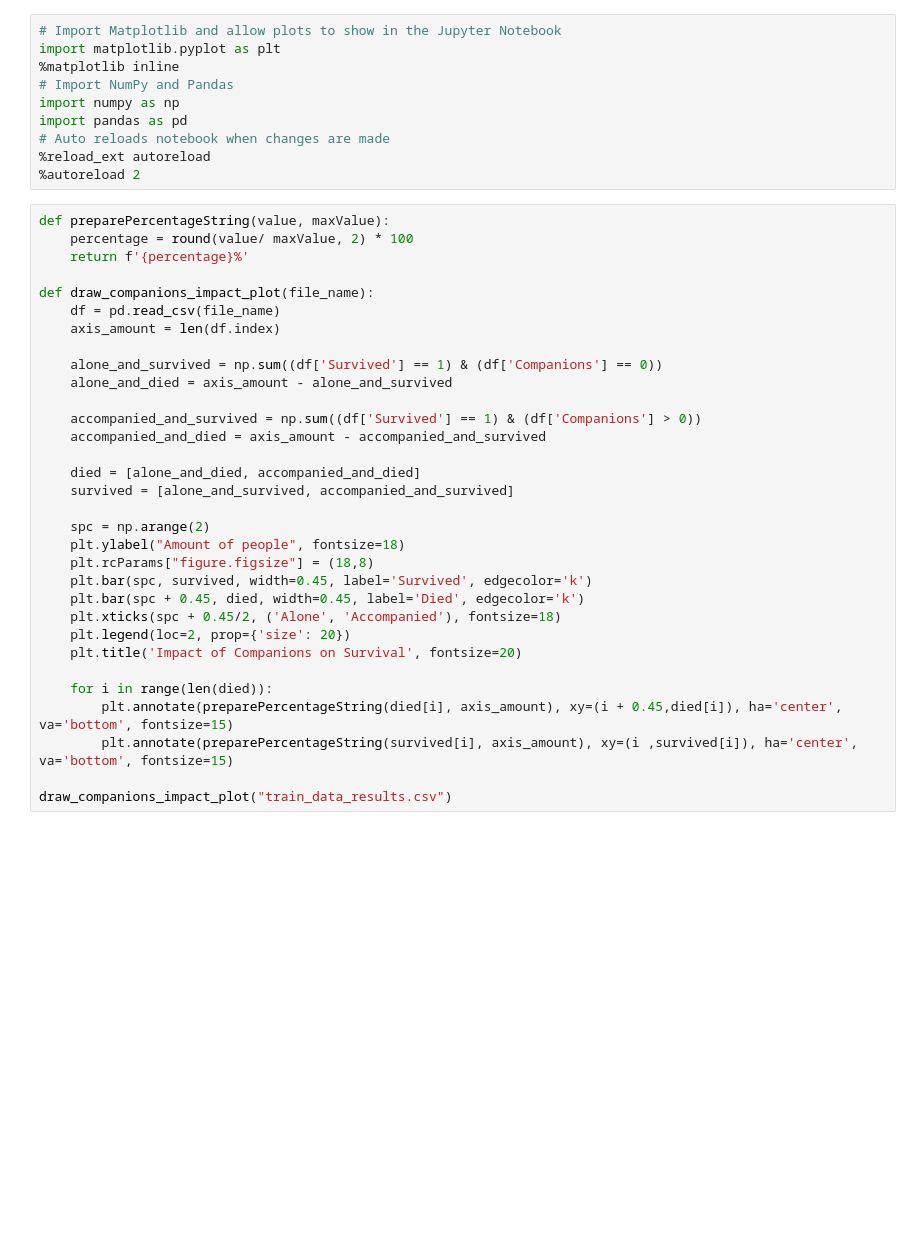
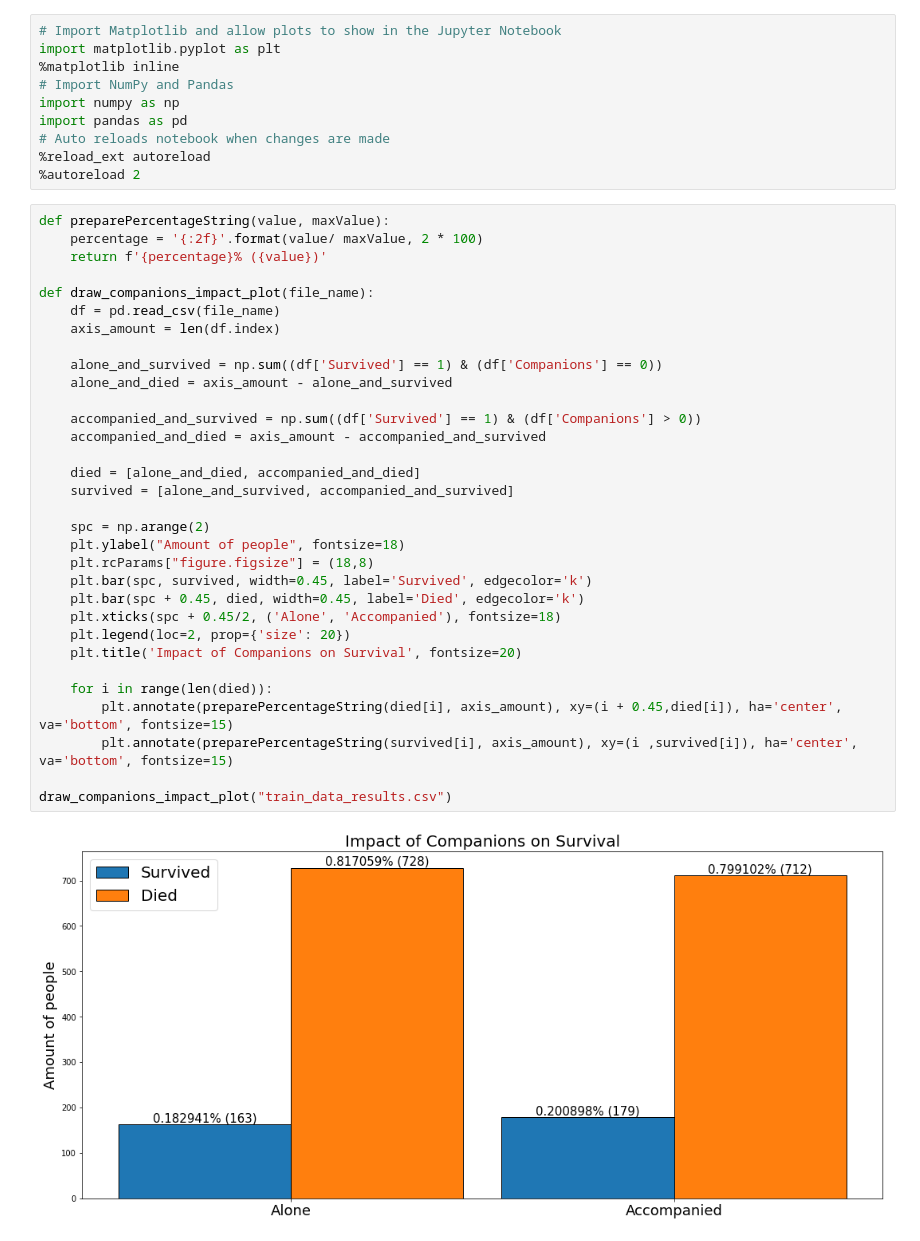
Before and after one commit to michal3pol/titanic, a Jupyter notebook: Plots.ipynb, the cells around one changed output. Saved outputs shown, nothing was run; the diff lists cells and outputs as text; blank space fills up the shorter version.

Commit message:
Add plot of the entry place impact. Modified the percentage function

```diff
--- a/Plots.ipynb
+++ b/Plots.ipynb
@@ -10,35 +10,37 @@ import pandas as pd
 %autoreload 2
 # %%
 def preparePercentageString(value, maxValue):
-    percentage = round(value/ maxValue, 2) * 100
-    return f'{percentage}%'
+    percentage = '{:2f}'.format(value/ maxValue, 2 * 100)
+    return f'{percentage}% ({value})'
 
 def draw_companions_impact_plot(file_name):
     df = pd.read_csv(file_name)
     axis_amount = len(df.index)
 
     alone_and_survived = np.sum((df['Survived'] == 1) & (df['Companions'] == 0))
     alone_and_died = axis_amount - alone_and_survived
 
     accompanied_and_survived = np.sum((df['Survived'] == 1) & (df['Companions'] > 0))
     accompanied_and_died = axis_amount - accompanied_and_survived
 
     died = [alone_and_died, accompanied_and_died]
     survived = [alone_and_survived, accompanied_and_survived]
 
     spc = np.arange(2)
     plt.ylabel("Amount of people", fontsize=18)
     plt.rcParams["figure.figsize"] = (18,8)
     plt.bar(spc, survived, width=0.45, label='Survived', edgecolor='k')
     plt.bar(spc + 0.45, died, width=0.45, label='Died', edgecolor='k')
     plt.xticks(spc + 0.45/2, ('Alone', 'Accompanied'), fontsize=18)
     plt.legend(loc=2, prop={'size': 20})
     plt.title('Impact of Companions on Survival', fontsize=20)
 
     for i in range(len(died)):
         plt.annotate(preparePercentageString(died[i], axis_amount), xy=(i + 0.45,died[i]), ha='center', va='bottom', fontsize=15)
         plt.annotate(preparePercentageString(survived[i], axis_amount), xy=(i ,survived[i]), ha='center', va='bottom', fontsize=15)
 
 draw_companions_impact_plot("train_data_results.csv")
+# %% [output]
+[figure, added]
 # %%
 draw_companions_impact_plot("test-data-results.csv")
```
Also changed, not shown: parts of 3 cells of this notebook.
